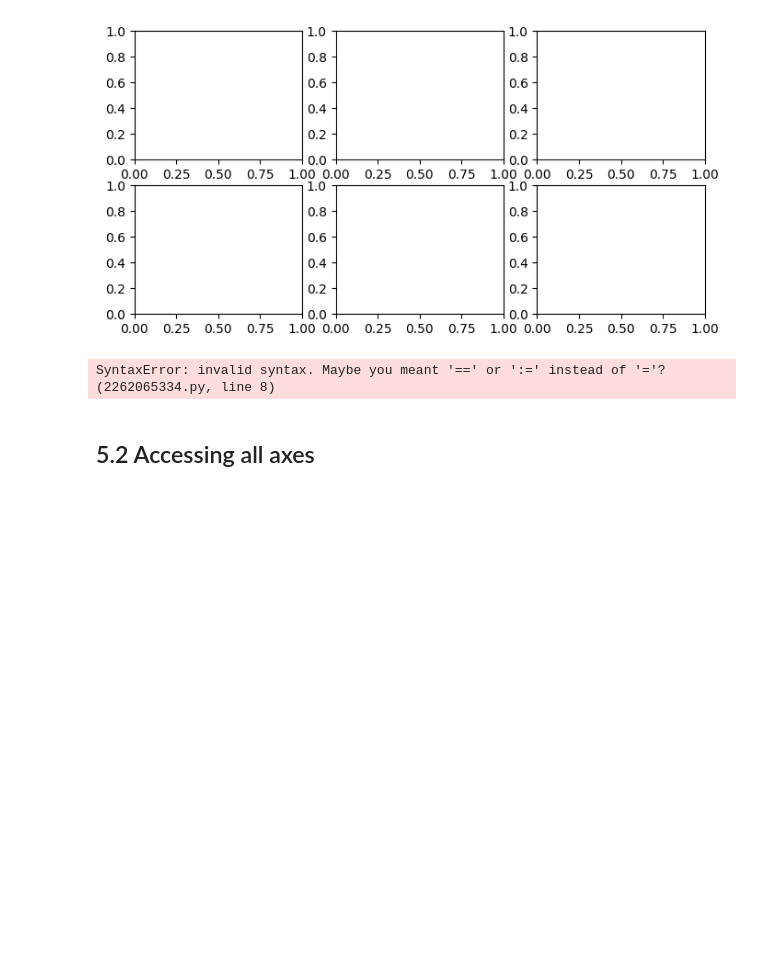
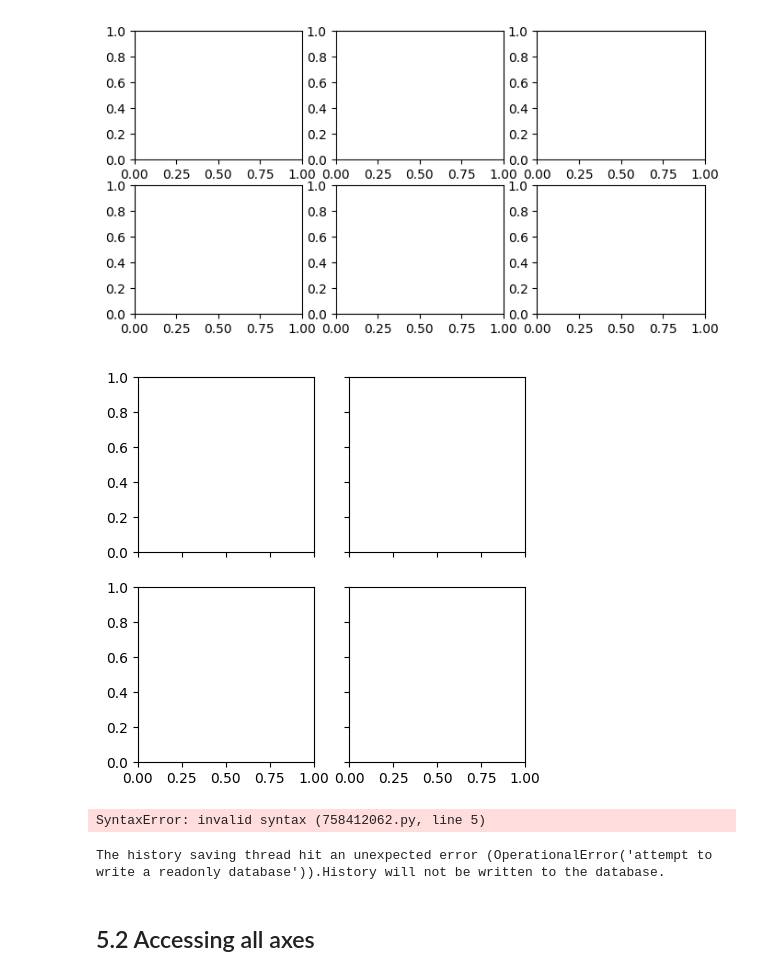
Before and after one commit to SPS-SP2273/learning-portfolio-joannejyyy, a Jupyter notebook: 7.1_plotting/plotting_(good).ipynb, the cells around one changed output. Cells and saved outputs as stored; diff of their text form; code cells hidden in the pictures; blank space fills up the shorter version.

```diff
--- a/7.1_plotting/plotting_(good).ipynb
+++ b/7.1_plotting/plotting_(good).ipynb
@@ -108,17 +132,26 @@ fig, ax = plt.subplots(
 )
 # %% [output]
 [figure]
+# %%
+fig, ax = plt.subplots(
+    nrows=2, ncols=2,
+    figsize=(5, 5),
+    sharex=True, sharey='row'
+)
+# %% [output]
+[figure, added]
 # %%
 fig, ax = plt.subplots(
     nrows=2, ncols=3,
     figsize = (8,4),
 )
-
+`
 for row in range(2):
     for col in range (3):
-        a[row, cell.plotx, col=cos_x, label = f'{row}, {col}']
+        a[row, cell.plotx, col==cos_x, label == f'{row}, {col}']
         ax [row, col]
 # %% [output]
-SyntaxError: invalid syntax. Maybe you meant '==' or ':=' instead of '='? (2262065334.py, line 8)
+SyntaxError: invalid syntax (758412062.py, line 5)
+The history saving thread hit an unexpected error (OperationalError('attempt to write a readonly database')).History will not be written to the database.
 # %% [markdown]
 ## 5.2 Accessing all axes
```
Also changed, not shown: parts of 9 cells of this notebook, 5 other files.
